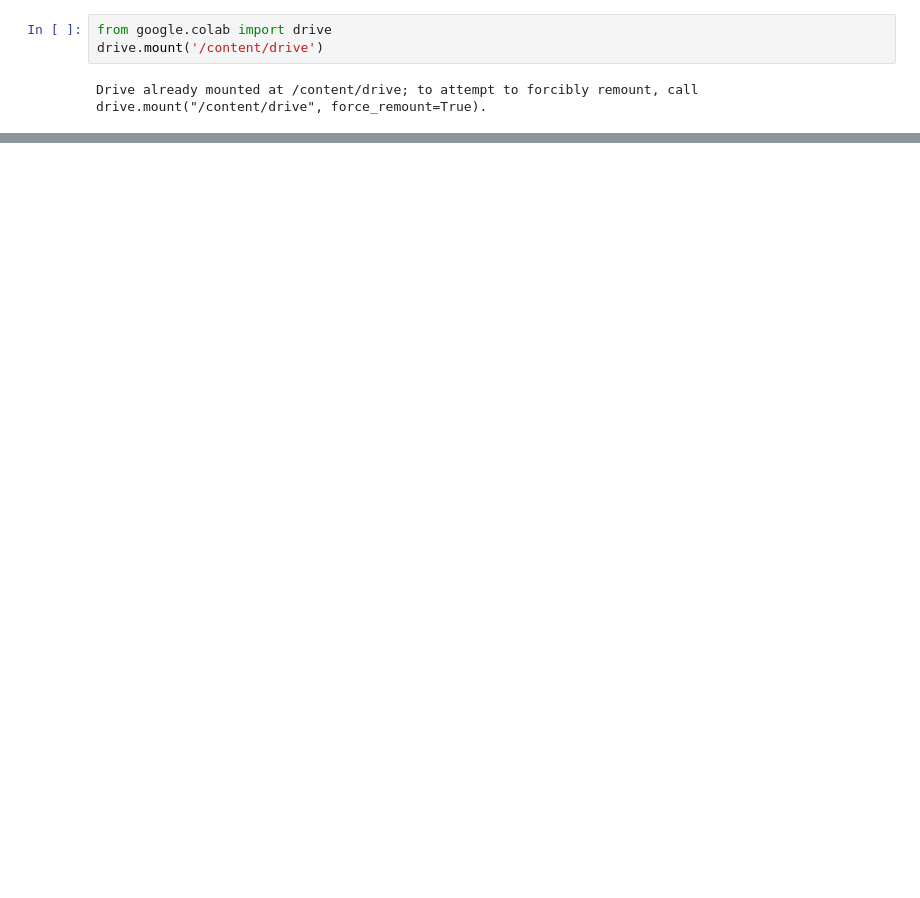
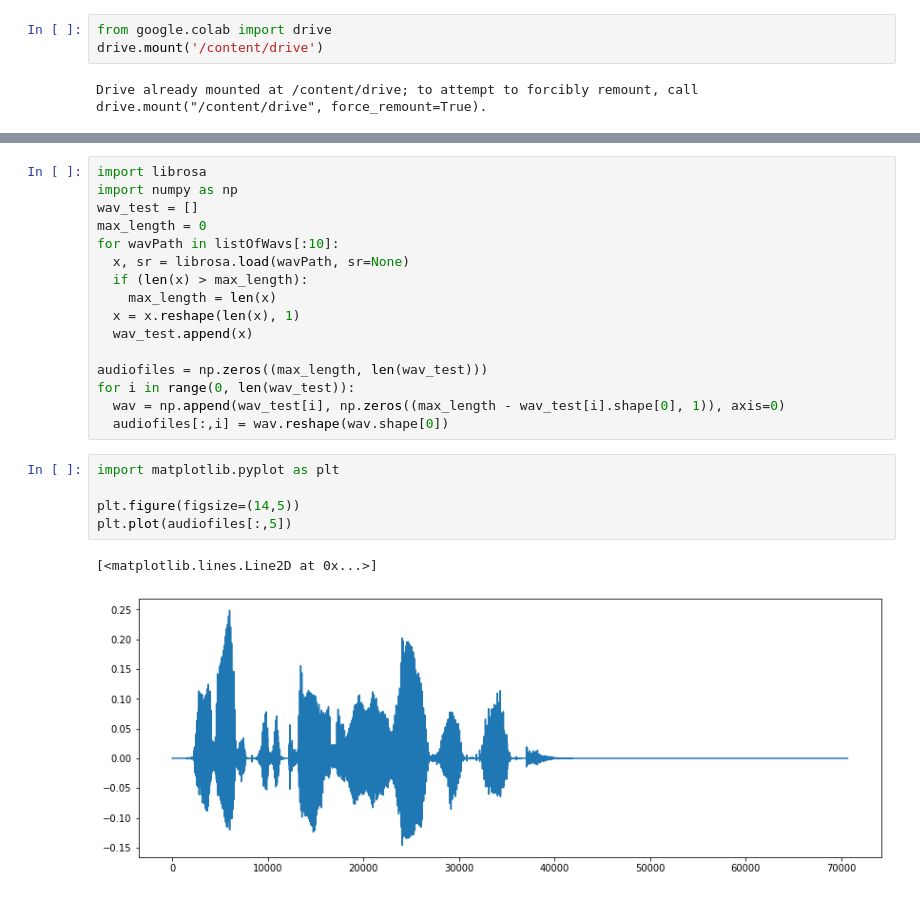
Before and after one commit to RobertoAlessandri/CNN_DOA, a Jupyter notebook: dataset_generation.ipynb, the cells around one changed output, grey strips where cells are left out. Drawn from its saved outputs; the diff is of its cells as text; blank space fills up the shorter version.

```diff
--- a/dataset_generation.ipynb
+++ b/dataset_generation.ipynb
@@ -34,0 +53,24 @@ print('bella')
+# %%
+import librosa
+import numpy as np
+wav_test = []
+max_length = 0
+for wavPath in listOfWavs[:10]:
+  x, sr = librosa.load(wavPath, sr=None)
+  if (len(x) > max_length):
+    max_length = len(x)
+  x = x.reshape(len(x), 1)
+  wav_test.append(x)
+
+audiofiles = np.zeros((max_length, len(wav_test)))
+for i in range(0, len(wav_test)):
+  wav = np.append(wav_test[i], np.zeros((max_length - wav_test[i].shape[0], 1)), axis=0)
+  audiofiles[:,i] = wav.reshape(wav.shape[0])
+# %%
+import matplotlib.pyplot as plt
+
+plt.figure(figsize=(14,5))
+plt.plot(audiofiles[:,5])
+# %% [output]
+[<matplotlib.lines.Line2D at 0x...>]
+[figure, added]
```
Also changed, not shown: parts of 8 cells of this notebook.
